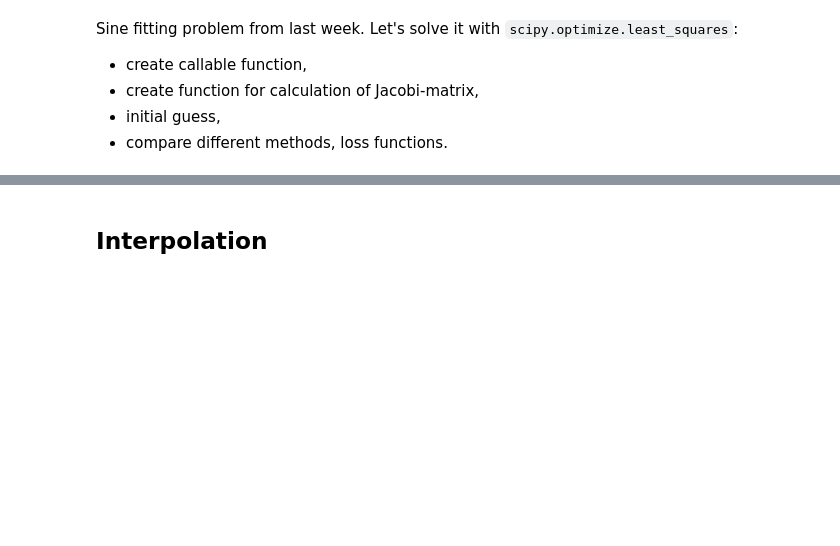
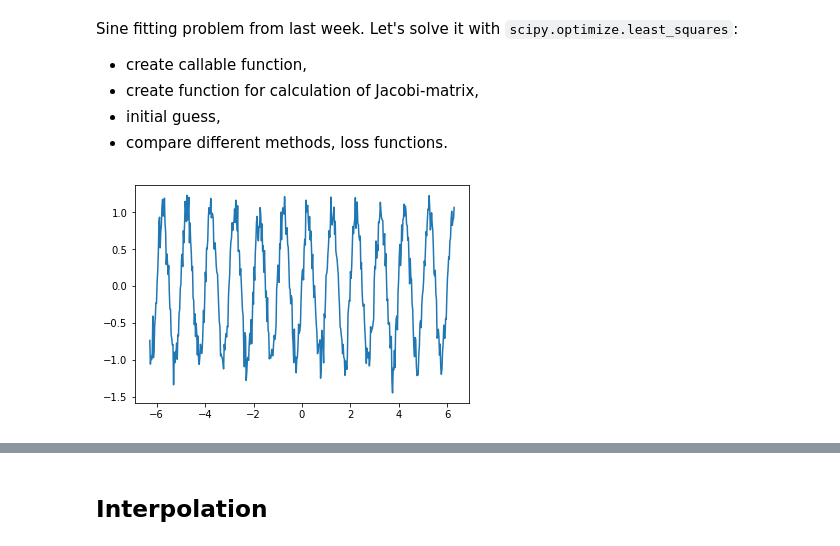
Before and after one commit to bozso/python_course, a Jupyter notebook: notebooks/scipy.ipynb, the cells around one changed output, grey strips where cells are left out. Cells and saved outputs as stored; diff of their text form; code cells hidden in the pictures; blank space fills up the shorter version.

```diff
--- a/notebooks/scipy.ipynb
+++ b/notebooks/scipy.ipynb
@@ -30 +128,4 @@ Let's integrate the sine function.
+# %%
+def sin(x, a, freq, phase):
+    return a * np.sin(freq * x + phase)
 # %%
@@ -85,0 +277,15 @@ res = lsq(sin_fun, [0.0, 0.0, 1.0], jac=jac, )
+# %%
+def sin(params, x):
+    return params[0] * np.sin(params[1] * x + params[2])
+
+def sin_res(params, x, y):
+    return sin(params, x) - y
+# %%
+params = [1.0, 2 * np.pi, 0.0]
+
+x = np.r_[-2 * np.pi:2 * np.pi:500j]
+y = sin(params, x) + 0.15 * np.random.randn(x.shape[0])
+# %%
+plt.plot(x, y);
+# %% [output]
+[figure, added]
```
Also changed, not shown: parts of 40 cells of this notebook, 1 other file.
